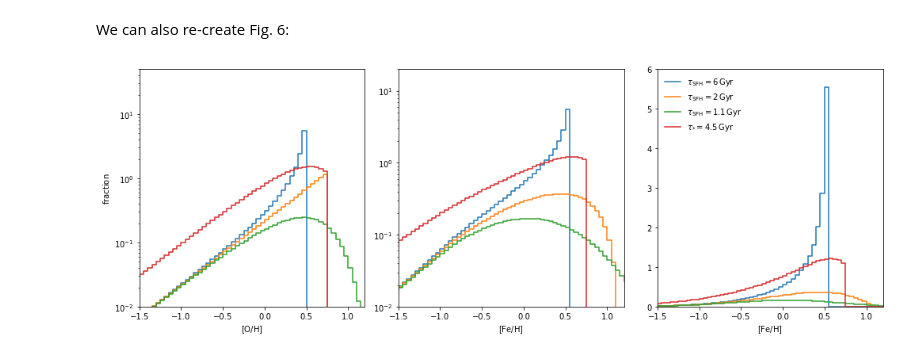
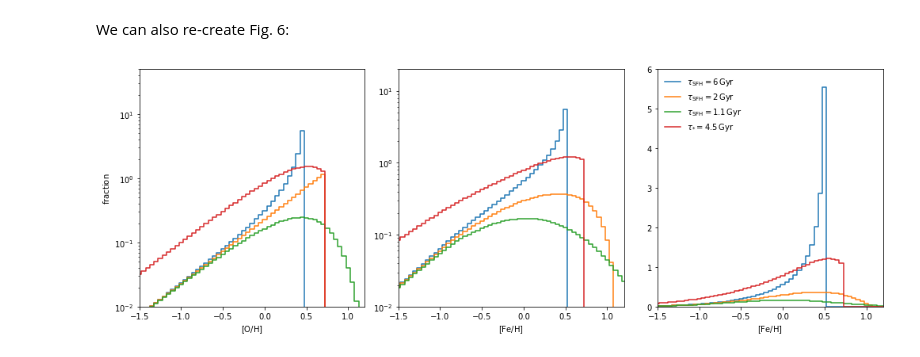
Before and after one commit to jobovy/kimmy, a Jupyter notebook: kimmy-example.ipynb, the cells around one changed output. Drawn from its saved outputs; the diff is of its cells as text; code cells hidden in the pictures.

```diff
--- a/kimmy-example.ipynb
+++ b/kimmy-example.ipynb
@@ -312,58 +315,60 @@ oz.tau_SFH= 6.*u.Gyr
 oz.sfh= 'exp'
 y= [oz.O_H_DF(f)/4. for f in OHs]
 subplot(1,3,1)
-semilogy(OHs,y,ls='steps-mid')
+step(OHs,y)
 y= [oz.Fe_H_DF(f)/4. for f in FeHs]
 subplot(1,3,2)
-semilogy(FeHs,y,ls='steps-mid')
+step(FeHs,y)
 subplot(1,3,3)
-plot(FeHs,y,ls='steps-mid',
+step(FeHs,y,
         label=r'$\tau_{\mathrm{SFH}} = 6\,\mathrm{Gyr}$')
 oz.tau_SFH= 2*u.Gyr
 y= [oz.O_H_DF(f)/4. for f in OHs]
 subplot(1,3,1)
-semilogy(OHs,y,ls='steps-mid')
+step(OHs,y)
 y= [oz.Fe_H_DF(f)/4. for f in FeHs]
 subplot(1,3,2)
-semilogy(FeHs,y,ls='steps-mid')
+step(FeHs,y)
 subplot(1,3,3)
-plot(FeHs,y,ls='steps-mid',
+step(FeHs,y,
         label=r'$\tau_{\mathrm{SFH}} = 2\,\mathrm{Gyr}$')
 oz.tau_SFH= 1.1*u.Gyr
 y= [oz.O_H_DF(f)/4. for f in OHs]
 subplot(1,3,1)
-semilogy(OHs,y,ls='steps-mid')
+step(OHs,y)
 y= [oz.Fe_H_DF(f)/4. for f in FeHs]
 subplot(1,3,2)
-semilogy(FeHs,y,ls='steps-mid')
+step(FeHs,y)
 subplot(1,3,3)
-plot(FeHs,y,ls='steps-mid',
+step(FeHs,y,
         label=r'$\tau_{\mathrm{SFH}} = 1.1\,\mathrm{Gyr}$')
 oz.tau_SFH= 6.*u.Gyr
 oz.tau_SFE= 4.5*u.Gyr
 y= [oz.O_H_DF(f)/4. for f in OHs]
 subplot(1,3,1)
-semilogy(OHs,y,ls='steps-mid')
+step(OHs,y)
 y= [oz.Fe_H_DF(f)/4. for f in FeHs]
 subplot(1,3,2)
-semilogy(FeHs,y,ls='steps-mid')
+step(FeHs,y)
 subplot(1,3,3)
-plot(FeHs,y,ls='steps-mid',
+step(FeHs,y,
         label=r'$\tau_{*} = 4.5\,\mathrm{Gyr}$')
 subplot(1,3,1)
 xlabel(r'$[\mathrm{O/H}]$')
 ylabel(r'$\mathrm{fraction}$')
 xlim(-1.5,1.2)
 ylim(0.01,50.)
+yscale('log')
 subplot(1,3,2)
 xlabel(r'$[\mathrm{Fe/H}]$')
 xlim(-1.5,1.2)
 ylim(0.01,20.)
+yscale('log')
 subplot(1,3,3)
 xlabel(r'$[\mathrm{Fe/H}]$')
 xlim(-1.5,1.2)
 ylim(0.0,6.)
 legend(frameon=False)
 tight_layout();
 # %% [output]
-[figure, old version]
+[figure, new version]
```
Also changed, not shown: parts of 2 cells of this notebook, 2 other files.
